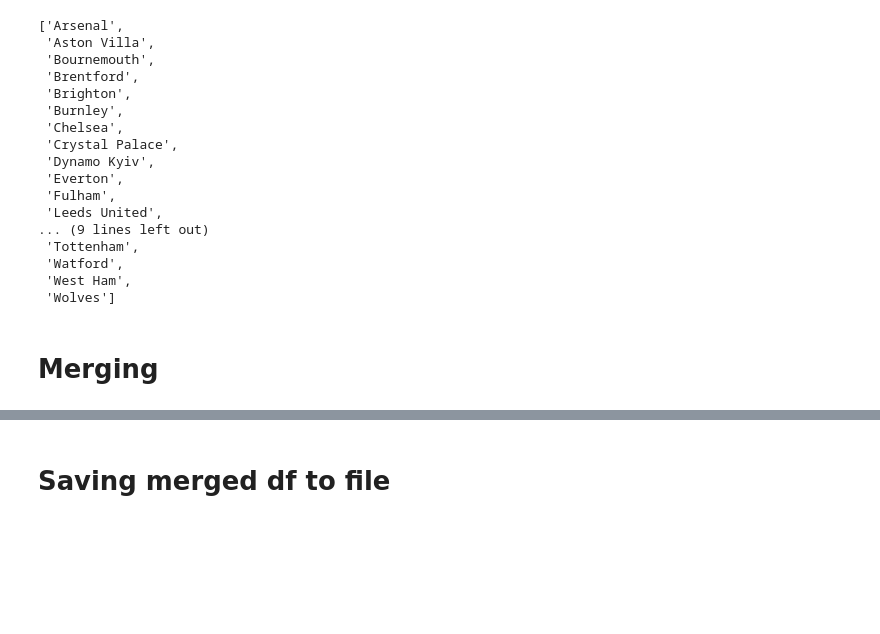
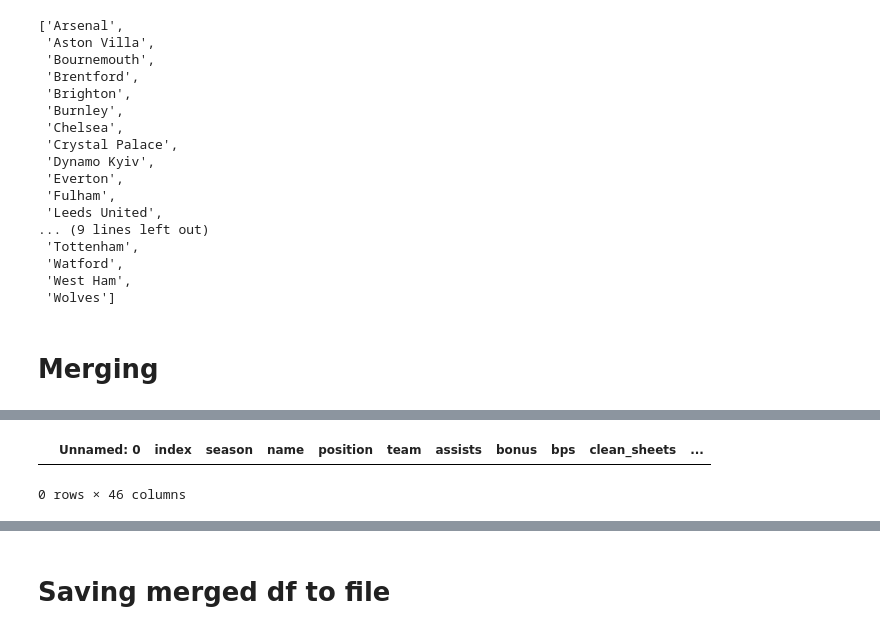
Before and after one commit to Fran3x/FPL_Model, a Jupyter notebook: notebooks/merge_FPL_fbref.ipynb, the cells around one changed output, grey strips where cells are left out. Drawn from its saved outputs; the diff is of its cells as text; code cells hidden in the pictures; blank space fills up the shorter version.

```diff
--- a/notebooks/merge_FPL_fbref.ipynb
+++ b/notebooks/merge_FPL_fbref.ipynb
@@ -216,4 +227,7 @@ fbref[fbref["Name"] == "Tosin-Adarabioyo"][fbref["GW"] == 19]
 # %%
-fpl[(fpl["name"].apply(neutralize_name) == name) & (fpl["GW"] == gw) & (fpl["season"] == season) & (fpl["team"] == team)].iloc[0]
+fpl[(fpl["name"].apply(neutralize_name) == name) & (fpl["GW"] == gw) & (fpl["season"] == season) & (fpl["team"] == team)]
+# %% [output]
+|  | Unnamed: 0 | index | season | name | position | team | assists | bonus | bps | clean_sheets | ... |
+0 rows × 46 columns
 # %%
 fbref[fbref["Name"] == "Tosin-Adarabioyo"][fbref["GW"] == 7]
```
Also changed, not shown: parts of 7 cells of this notebook, 4 other files.
